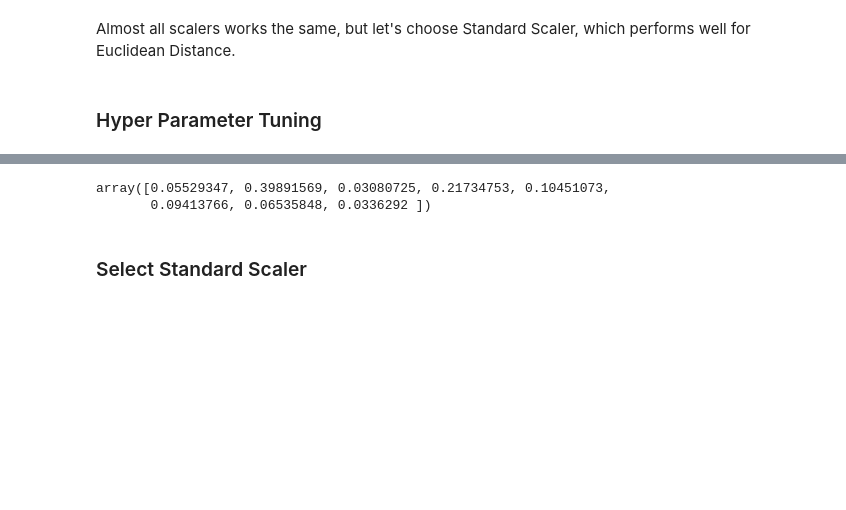
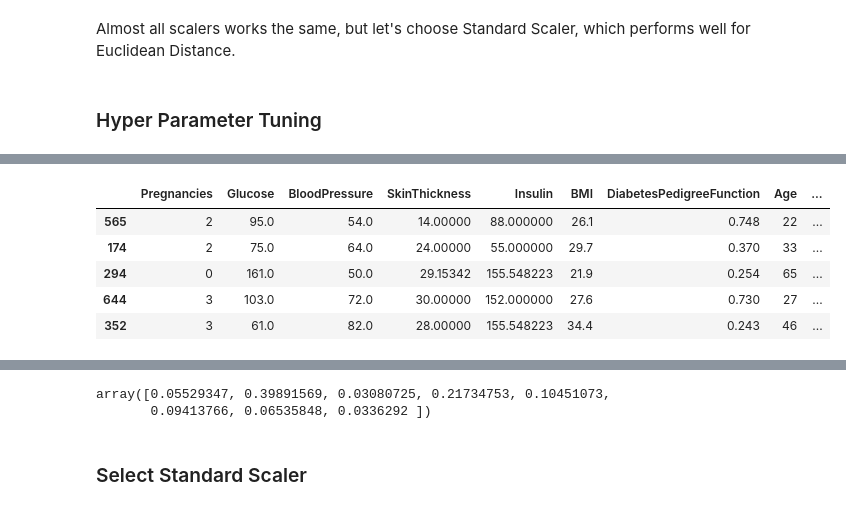
Before and after one commit to zhumazhenis/bigdata-project, a Jupyter notebook: Untitled.ipynb, the cells around one changed output, grey strips where cells are left out. Cells and saved outputs as stored; diff of their text form; code cells hidden in the pictures; blank space fills up the shorter version.

```diff
--- a/Untitled.ipynb
+++ b/Untitled.ipynb
@@ -340,0 +455,9 @@ array([0.01439735, 0.51276625, 0.00753768, 0.28381258, 0.03375021,
+# %%
+trainData.head()
+# %% [output]
+|  | Pregnancies | Glucose | BloodPressure | SkinThickness | Insulin | BMI | DiabetesPedigreeFunction | Age | ... |
+| 565 | 2 | 95.0 | 54.0 | 14.00000 | 88.000000 | 26.1 | 0.748 | 22 | ... |
+| 174 | 2 | 75.0 | 64.0 | 24.00000 | 55.000000 | 29.7 | 0.370 | 33 | ... |
+| 294 | 0 | 161.0 | 50.0 | 29.15342 | 155.548223 | 21.9 | 0.254 | 65 | ... |
+| 644 | 3 | 103.0 | 72.0 | 30.00000 | 152.000000 | 27.6 | 0.730 | 27 | ... |
+| 352 | 3 | 61.0 | 82.0 | 28.00000 | 155.548223 | 34.4 | 0.243 | 46 | ... |
```
Also changed, not shown: parts of 36 cells of this notebook.
